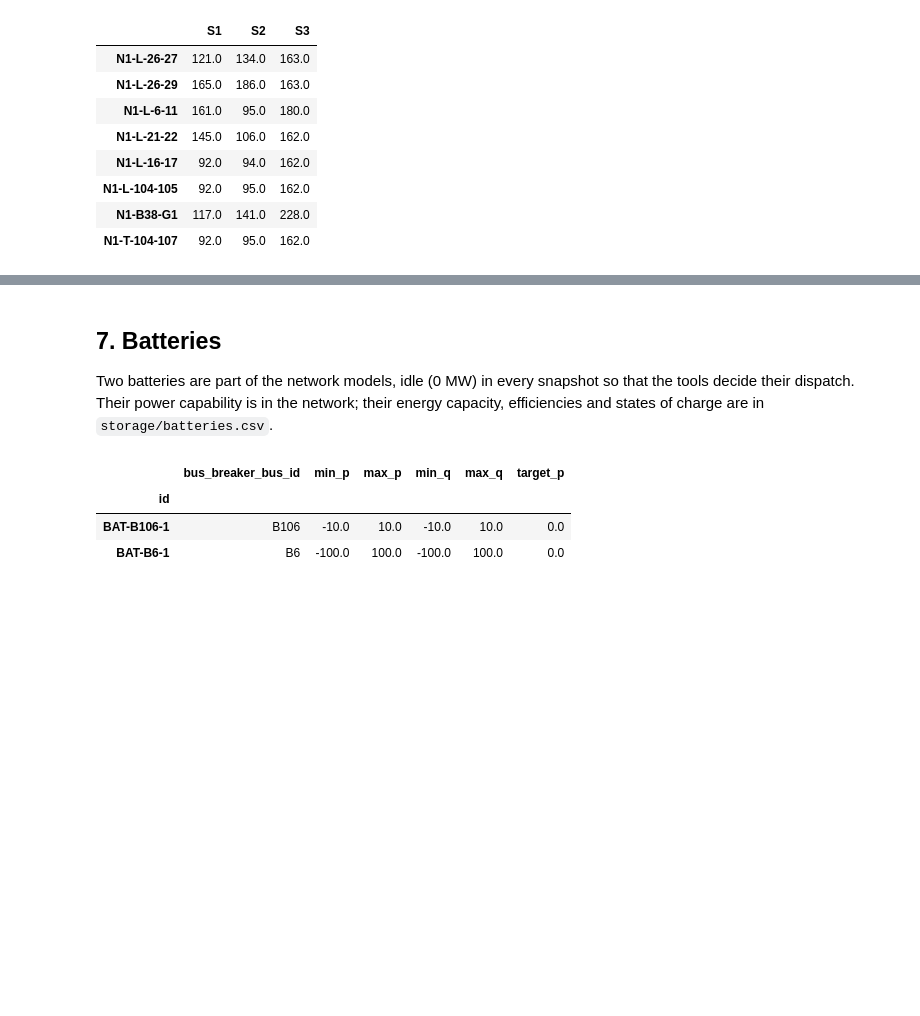
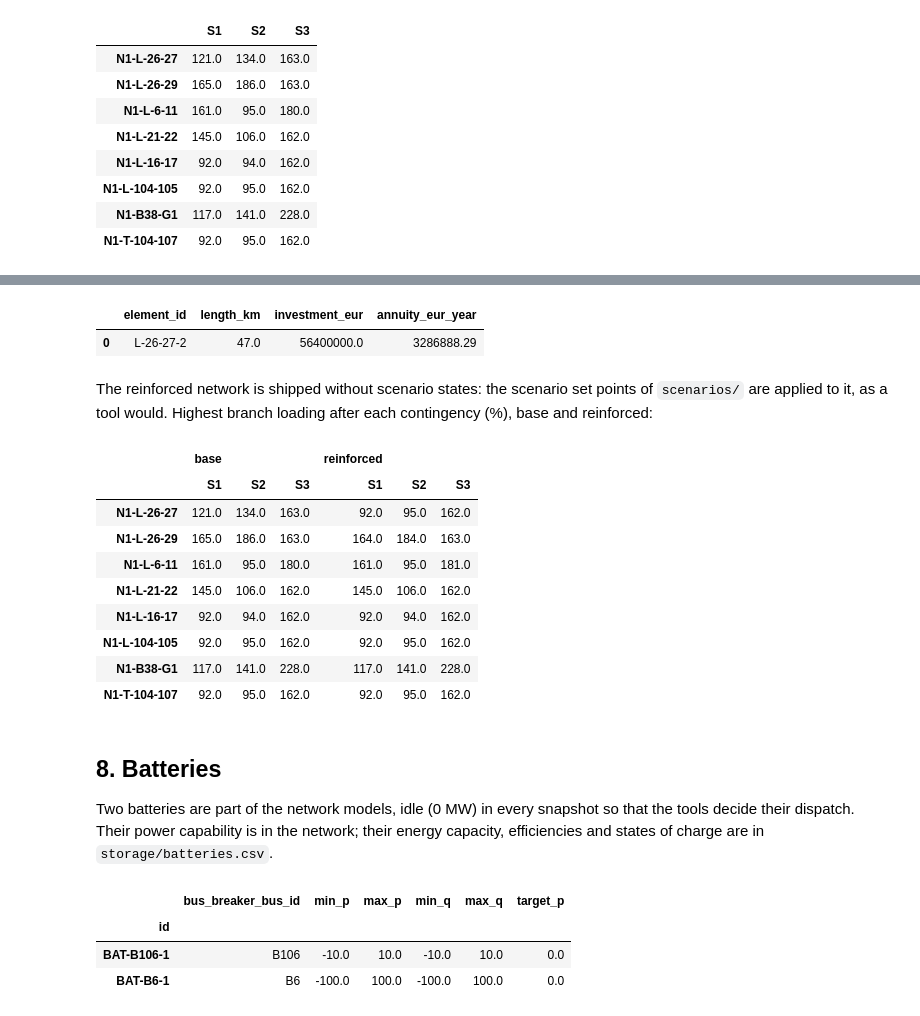
Before and after one commit to SuperGrid-Institute/hynet-t32-reference-test-case, a Jupyter notebook: notebooks/presentation.ipynb, the cells around one changed output, grey strips where cells are left out. Cells and saved outputs as stored; diff of their text form; code cells hidden in the pictures; blank space fills up the shorter version.

Commit message:
feat(network): add the reinforced case

```diff
--- a/notebooks/presentation.ipynb
+++ b/notebooks/presentation.ipynb
@@ -242,5 +247,37 @@ summary_table(post_contingency).round(0)
+# %%
+read_csv("economics/investments.csv")
+# %% [output]
+|  | element_id | length_km | investment_eur | annuity_eur_year |
+| 0 | L-26-27-2 | 47.0 | 56400000.0 | 3286888.29 |
+# %% [markdown]
+The reinforced network is shipped without scenario states: the scenario set points
+of `scenarios/` are applied to it, as a tool would. Highest branch loading after each
+contingency (%), base and reinforced:
+# %%
+from hynet_testcase.ids import ScenarioId
+from hynet_testcase.scenarios.inputs import ScenarioSnapshot
+
+reinforced_post_contingency = {}
+for scenario in ScenarioId:
+    reinforced = pp.network.load(str(TX_FULL / "network/reinforced/xiidm/tx-full_reinforced.xiidm"))
+    ScenarioSnapshot.from_testcase(TX_FULL / "scenarios", scenario).apply(reinforced)
+    run_ac(reinforced, scenario)
+    reinforced_post_contingency[str(scenario)] = contingencies.analyse(reinforced, scenario)
+pd.concat({"base": summary_table(post_contingency),
+           "reinforced": summary_table(reinforced_post_contingency)}, axis=1).round(0)
+# %% [output]
+|  | base |  |  | reinforced |  |  |
+|  | S1 | S2 | S3 | S1 | S2 | S3 |
+| N1-L-26-27 | 121.0 | 134.0 | 163.0 | 92.0 | 95.0 | 162.0 |
+| N1-L-26-29 | 165.0 | 186.0 | 163.0 | 164.0 | 184.0 | 163.0 |
+| N1-L-6-11 | 161.0 | 95.0 | 180.0 | 161.0 | 95.0 | 181.0 |
+| N1-L-21-22 | 145.0 | 106.0 | 162.0 | 145.0 | 106.0 | 162.0 |
+| N1-L-16-17 | 92.0 | 94.0 | 162.0 | 92.0 | 94.0 | 162.0 |
+| N1-L-104-105 | 92.0 | 95.0 | 162.0 | 92.0 | 95.0 | 162.0 |
+| N1-B38-G1 | 117.0 | 141.0 | 228.0 | 117.0 | 141.0 | 228.0 |
+| N1-T-104-107 | 92.0 | 95.0 | 162.0 | 92.0 | 95.0 | 162.0 |
 # %% [markdown]
-## 7. Batteries
+## 8. Batteries
 
 Two batteries are part of the network models, idle (0 MW) in every snapshot so that
 the tools decide their dispatch. Their power capability is in the network; their
```
Also changed, not shown: parts of 2 cells of this notebook, 18 other files.
